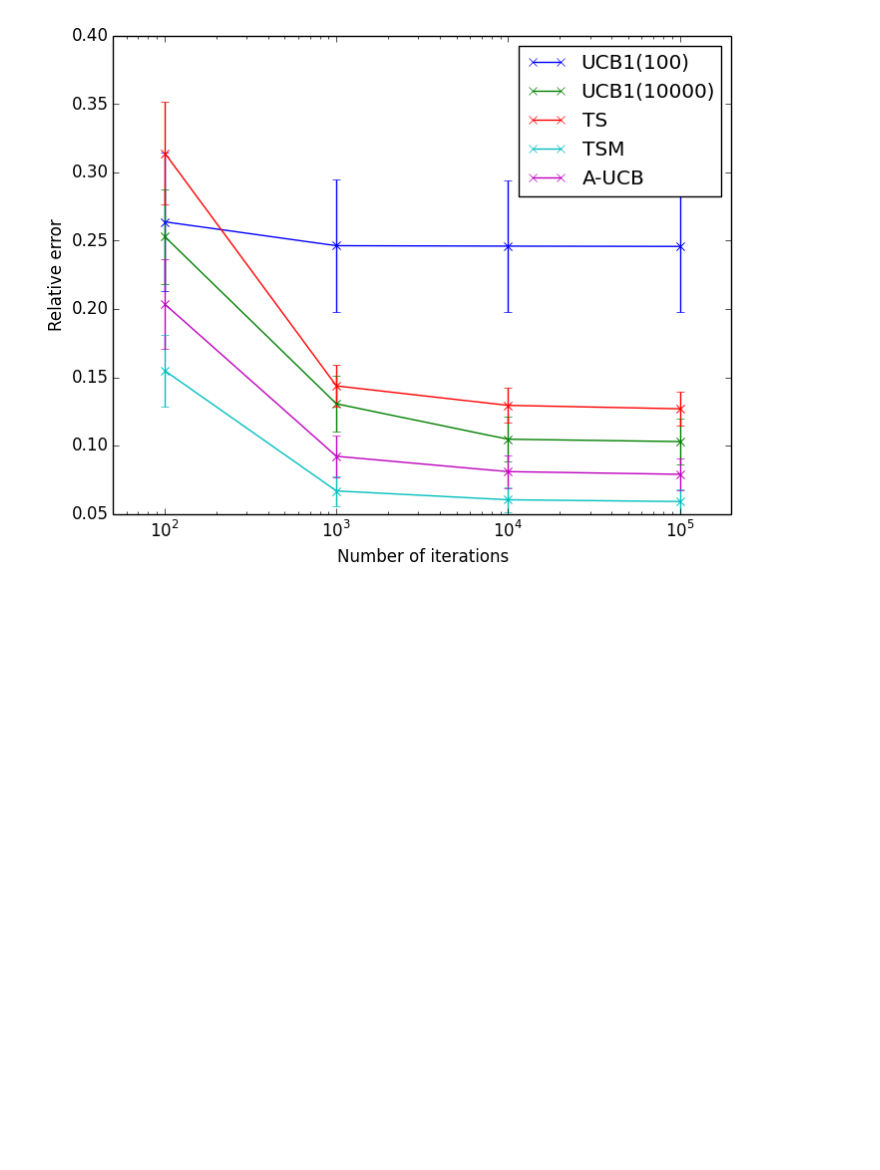
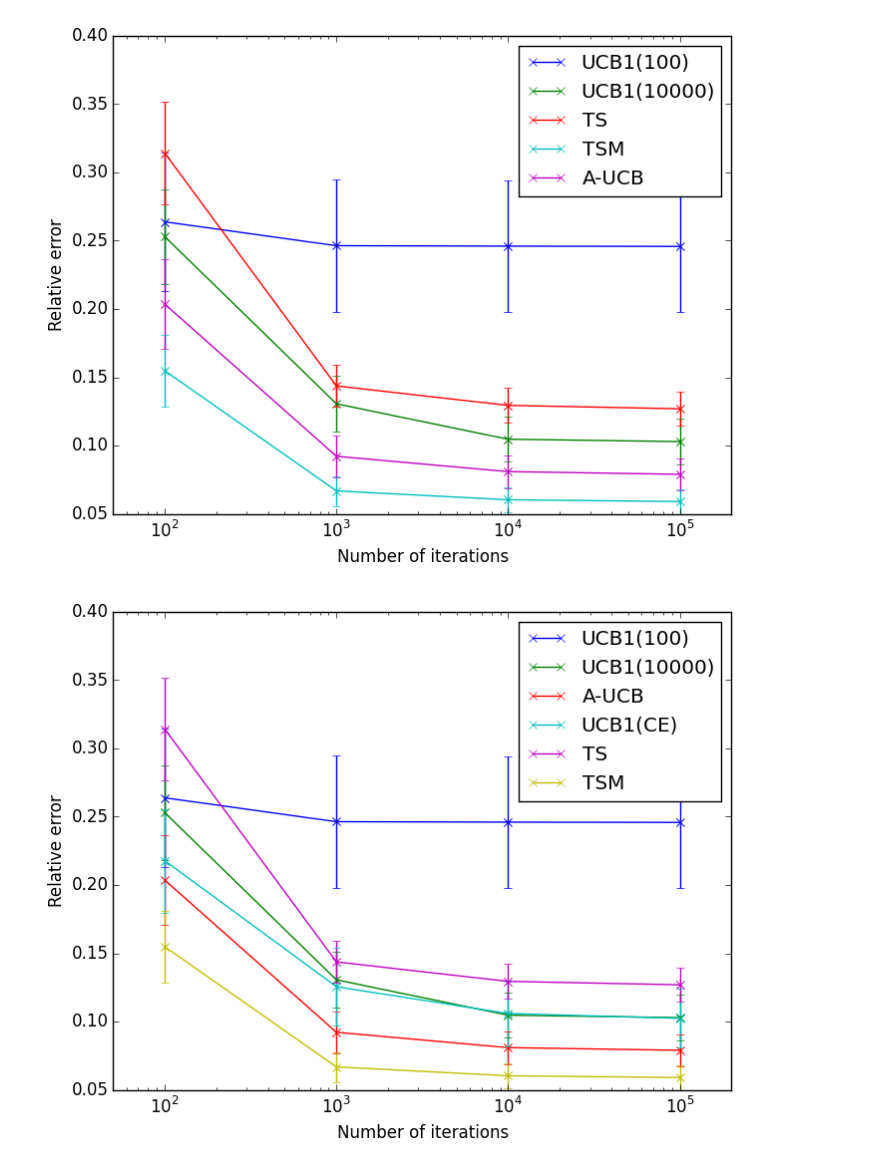
Before and after one commit to neosado/MineField, a Jupyter notebook: IJCAI.ipynb, the cells around one changed output. Saved outputs shown, nothing was run; the diff lists cells and outputs as text; code cells hidden in the pictures; blank space fills up the shorter version.

```diff
--- a/IJCAI.ipynb
+++ b/IJCAI.ipynb
@@ -30,6 +30,8 @@ function policy2name(tree_policy)
         end
         #return "A-UCB" * scale_str * "(" * sp * ")"
         return "A-UCB" * scale_str
+    elseif tree_policy["type"] == :UCB1withCE
+        return "UCB1(CE)"
     end
 end
 
@@ -113,7 +115,7 @@ using PyPlot
 
 function plotDataByTreePolicy(TP_list::Vector{ASCIIString}, n_list::Vector{Int64}; datadir::ASCIIString = ".", bPlotErrorBar::Bool = true)
 
-    color_list = ["b", "g", "r", "c", "m"]
+    color_list = ["b", "g", "r", "c", "m", "y"]
 
     D = processDataByTreePolicy(n_list, datadir = datadir)
 
@@ -142,6 +144,41 @@ function plotDataByTreePolicy(TP_list::Vector{ASCIIString}, n_list::Vector{Int64
     legend(loc = "best")
 end
 
+
+function saveData(TP_list::Vector{ASCIIString}, n_list::Vector{Int64}; datadir::ASCIIString = ".")
+
+    color_list = ["b", "g", "r", "c", "m", "y"]
+
+    D = processDataByTreePolicy(n_list, datadir = datadir)
+
+    f = open("data.txt", "w")
+
+    i = 1
+    for tp in TP_list
+        X = Float64[]
+        E = Float64[]
+
+        for n in n_list
+            push!(X, D[tp][n]["mean"])
+            # 95% confidence interval
+            push!(E, 1.96 * D[tp][n]["std"] / sqrt(D[tp][n]["N"]))
+        end
+
+        if i == 1
+            write(f, "n ")
+            writedlm(f, n_list', " ")
+        end
+        write(f, "re" * string(i) * " ")
+        writedlm(f, X', " ")
+        write(f, "err" * string(i) * " ")
+        writedlm(f, E', " ")
+
+        i += 1
+    end
+
+    close(f)
+end
+
 ;
 # %%
 plotDataByTreePolicy(["UCB1(100)", "UCB1(10000)", "TS", "TSM", "A-UCB"], [100, 1000, 10000, 100000], datadir = "data_ijcai_01");
@@ -151,3 +188,7 @@ plotDataByTreePolicy(["UCB1(100)", "UCB1(10000)", "TS", "TSM", "A-UCB"], [100, 1
 plotDataByTreePolicy(["UCB1(100)", "UCB1(10000)", "TS", "TSM", "A-UCB"], [100, 1000, 10000, 100000], datadir = "data_ijcai_02");
 # %% [output]
 [figure]
+# %%
+plotDataByTreePolicy(["UCB1(100)", "UCB1(10000)", "A-UCB", "UCB1(CE)", "TS", "TSM"], [100, 1000, 10000, 100000], datadir = "data_ijcai_04");
+# %% [output]
+[figure, added]
```
Also changed, not shown: parts of 1 cell of this notebook, 1 other file.
